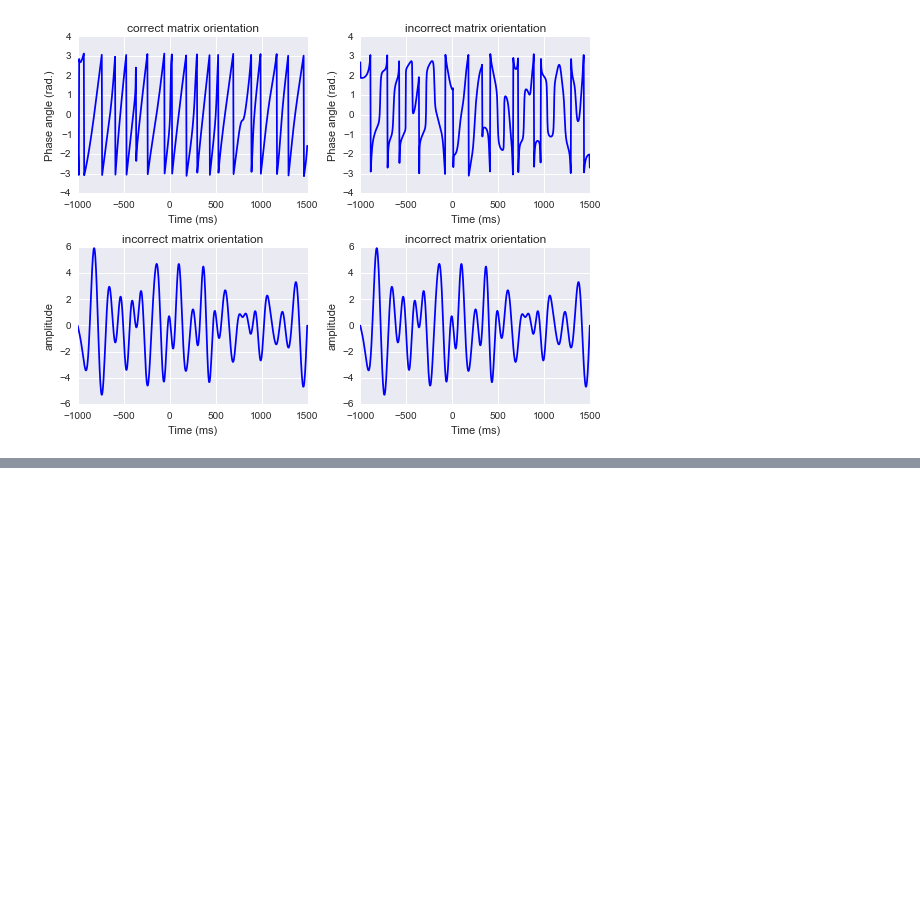
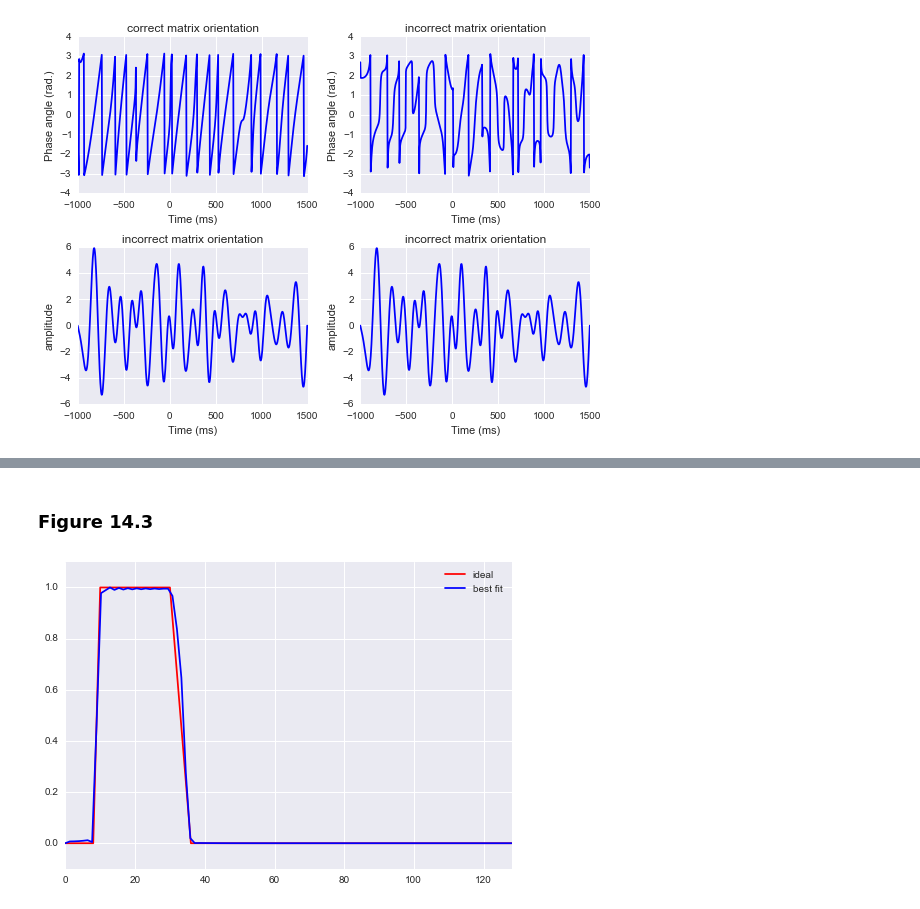
Before and after one commit to lyndond/Analyzing_Neural_Time_Series, a Jupyter notebook: chapter14.ipynb, the cells around one changed output, grey strips where cells are left out. Cells and saved outputs as stored; diff of their text form; code cells hidden in the pictures; blank space fills up the shorter version.

```diff
--- a/chapter14.ipynb
+++ b/chapter14.ipynb
@@ -236,0 +240,29 @@ plt.tight_layout()
+# %% [markdown]
+### Figure 14.3
+# %%
+center_freq = 20. #in Hz
+filter_frequency_spread_wide = 10 # Hz - center frequency
+
+ffrequencies   = np.array([ 0,
+                  (1-transition_width)*(center_freq-filter_frequency_spread_wide),
+                  (center_freq-filter_frequency_spread_wide) ,
+                  (center_freq+filter_frequency_spread_wide),
+                  (1+transition_width)*(center_freq+filter_frequency_spread_wide) ,
+                  nyquist ])/nyquist;
+
+idealresponse = np.array([0,0,1,1,0,0])
+filterweightsW = zscore(firls(200,ffrequencies,idealresponse))
+
+
+plt.plot(ffrequencies*nyquist,idealresponse,'r')
+
+
+fft_filtkern = absolute(fft(filterweightsW))
+fft_filtkern = fft_filtkern/np.max(fft_filtkern) #normalized to 1 for visualization
+
+plt.plot(hz_filtkern,fft_filtkern[:int(ceil(len(fft_filtkern)/2.))],'b')
+
+plt.axis([0,nyquist,-.1,1.1])
+_=plt.legend(["ideal",'best fit'])
+# %% [output]
+[figure, added]
```
Also changed, not shown: parts of 25 cells of this notebook, 1 other file.
